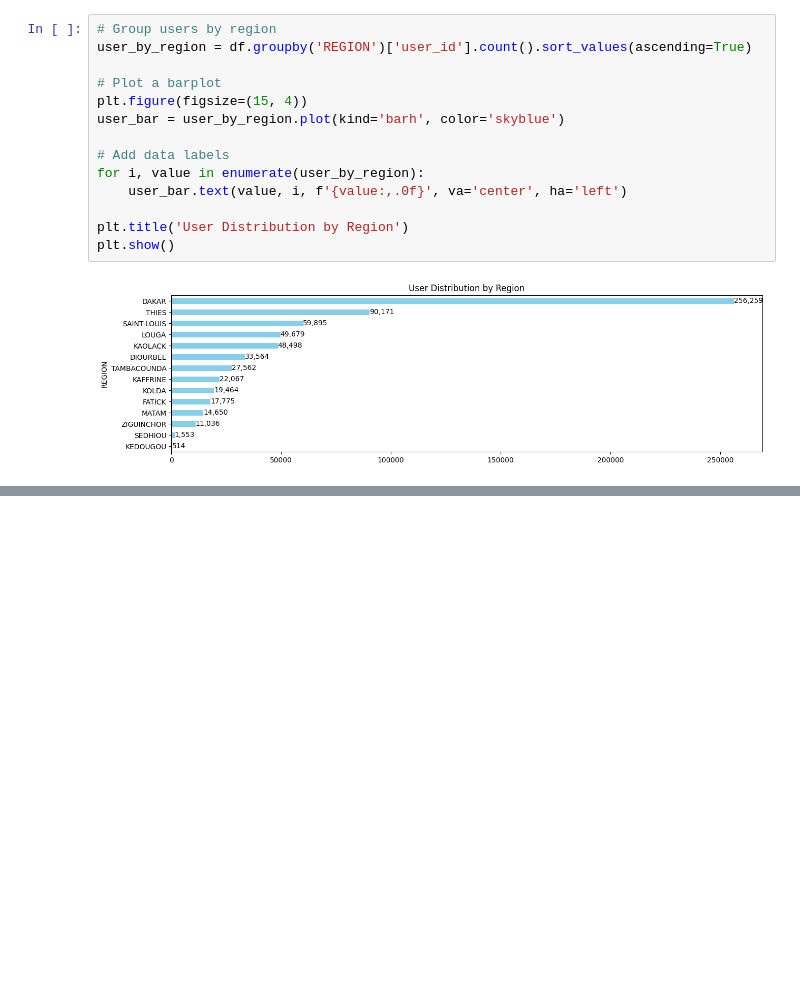
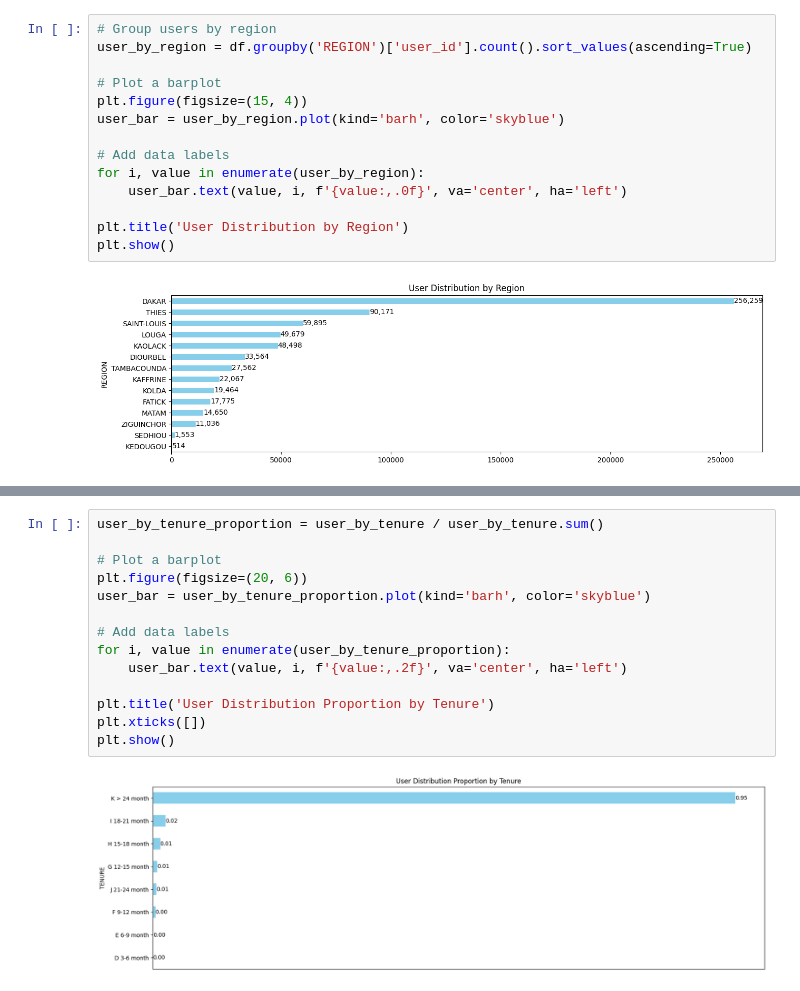
Before and after one commit to murithidenisgitobu/Customer-Churn-Prediction-Challenge-For-Azubian, a Jupyter notebook: Notebook/Notebook.ipynb, the cells around one changed output, grey strips where cells are left out. Cells and saved outputs as stored; diff of their text form; blank space fills up the shorter version.

```diff
--- a/Notebook/Notebook.ipynb
+++ b/Notebook/Notebook.ipynb
@@ -316,3 +332,19 @@ plt.show()
+# %%
+user_by_tenure_proportion = user_by_tenure / user_by_tenure.sum()
+
+# Plot a barplot
+plt.figure(figsize=(20, 6))
+user_bar = user_by_tenure_proportion.plot(kind='barh', color='skyblue')
+
+# Add data labels
+for i, value in enumerate(user_by_tenure_proportion):
+    user_bar.text(value, i, f'{value:,.2f}', va='center', ha='left')
+
+plt.title('User Distribution Proportion by Tenure')
+plt.xticks([])
+plt.show()
+# %% [output]
+[figure, added]
 # %%
 # Group users by top packs
 user_by_region = (
```
Also changed, not shown: parts of 4 cells of this notebook.
